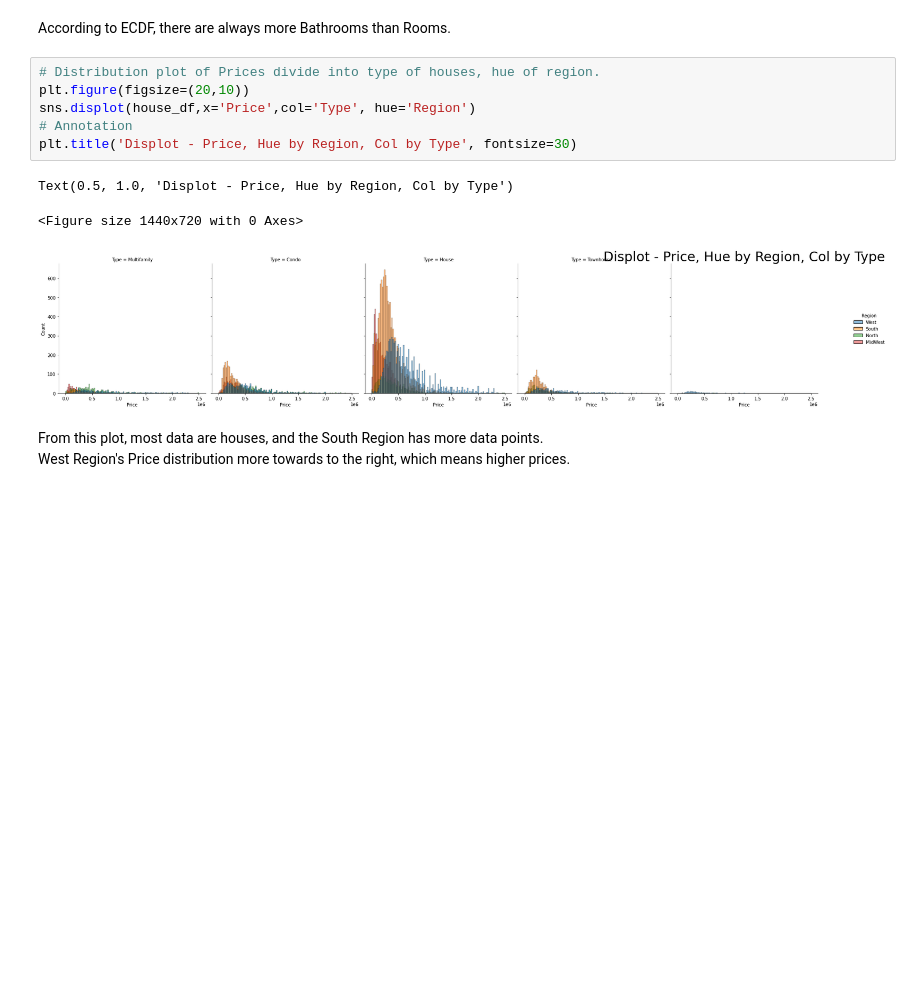
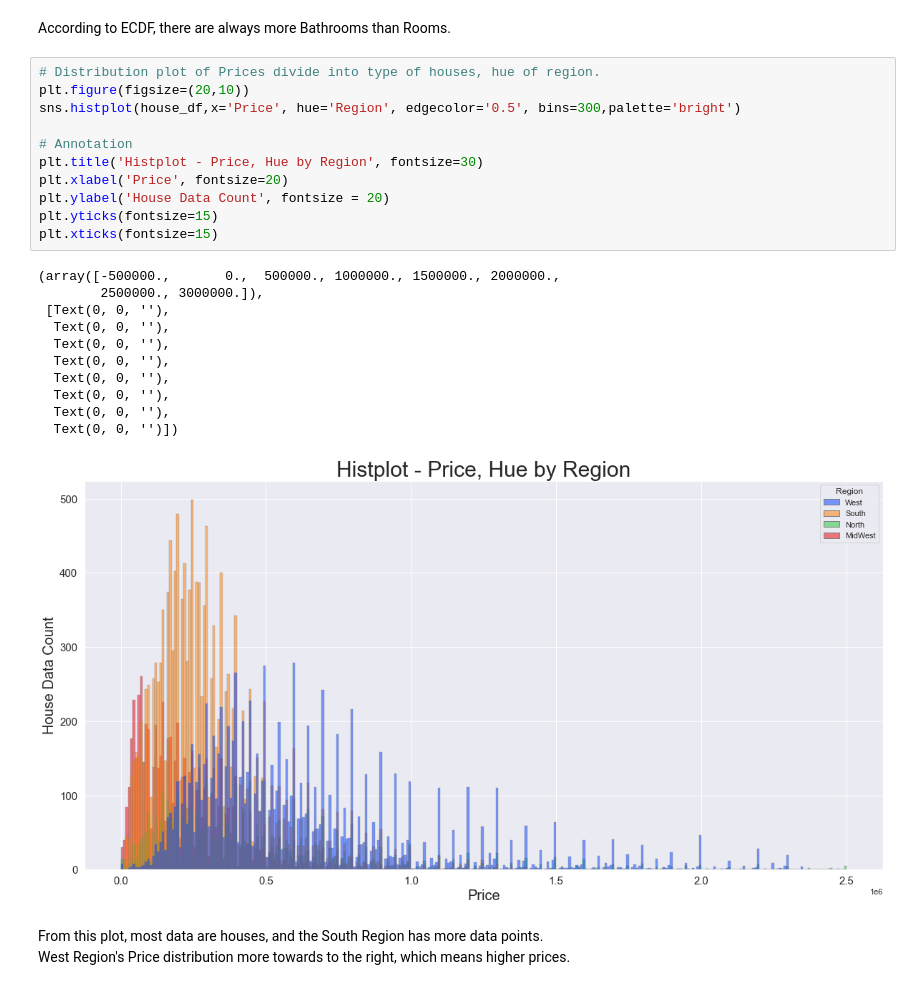
Before and after one commit to StockJanitor/CIS41_Project, a Jupyter notebook: CIS41_Project.ipynb, the cells around one changed output. Drawn from its saved outputs; the diff is of its cells as text; blank space fills up the shorter version.

```diff
--- a/CIS41_Project.ipynb
+++ b/CIS41_Project.ipynb
@@ -821,13 +821,26 @@ According to ECDF, there are always more Bathrooms than Rooms.
 # %%
 # Distribution plot of Prices divide into type of houses, hue of region.
 plt.figure(figsize=(20,10))
-sns.displot(house_df,x='Price',col='Type', hue='Region')
+sns.histplot(house_df,x='Price', hue='Region', edgecolor='0.5', bins=300,palette='bright')
+
 # Annotation
-plt.title('Displot - Price, Hue by Region, Col by Type', fontsize=30)
+plt.title('Histplot - Price, Hue by Region', fontsize=30)
+plt.xlabel('Price', fontsize=20)
+plt.ylabel('House Data Count', fontsize = 20)
+plt.yticks(fontsize=15)
+plt.xticks(fontsize=15)
 # %% [output]
-Text(0.5, 1.0, 'Displot - Price, Hue by Region, Col by Type')
+(array([-500000.,       0.,  500000., 1000000., 1500000., 2000000.,
+        2500000., 3000000.]),
+ [Text(0, 0, ''),
+  Text(0, 0, ''),
+  Text(0, 0, ''),
+  Text(0, 0, ''),
+  Text(0, 0, ''),
+  Text(0, 0, ''),
+  Text(0, 0, ''),
+  Text(0, 0, '')])
-<Figure size 1440x720 with 0 Axes>
-[figure, old version]
+[figure, new version]
 # %% [markdown]
 From this plot, most data are houses, and the South Region has more data points. <br>West Region's Price distribution more towards to the right, which means higher prices.
 # %%
```
Also changed, not shown: parts of 6 cells of this notebook.
